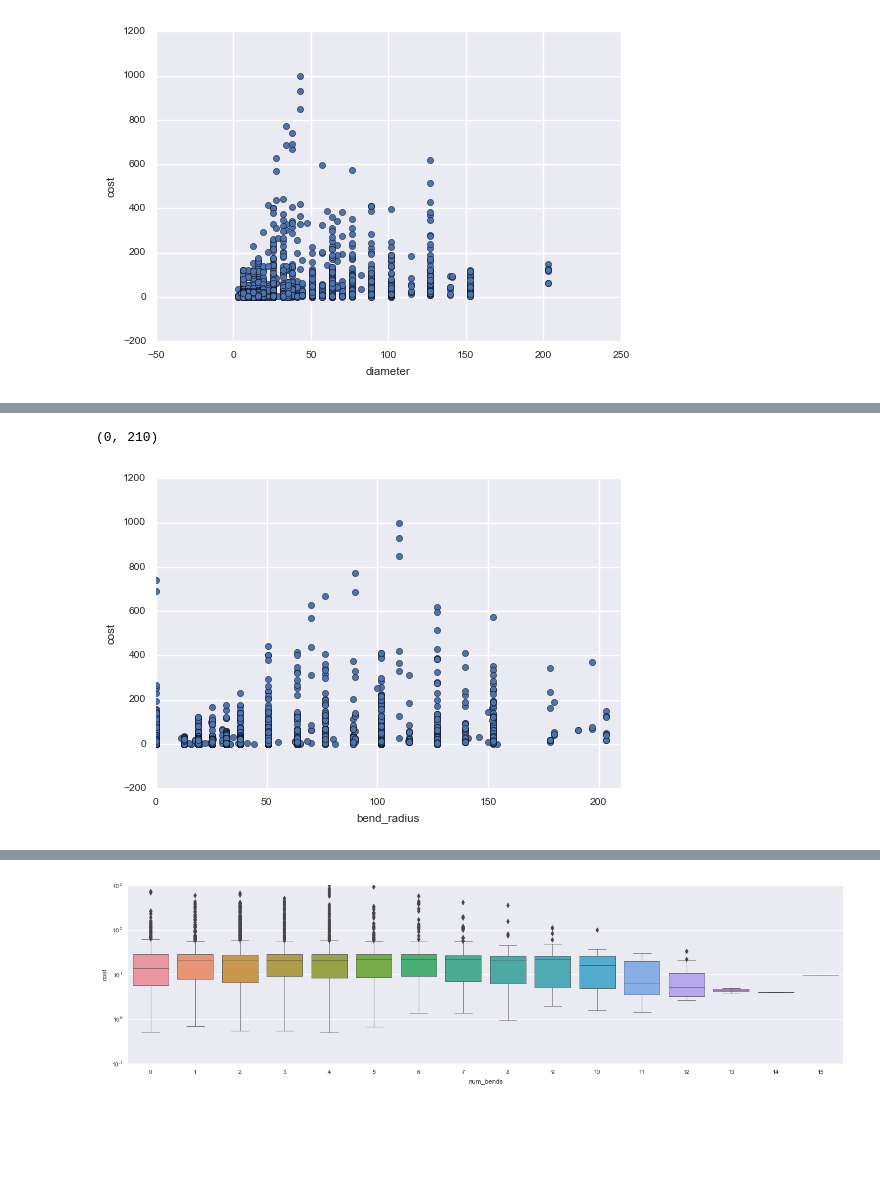
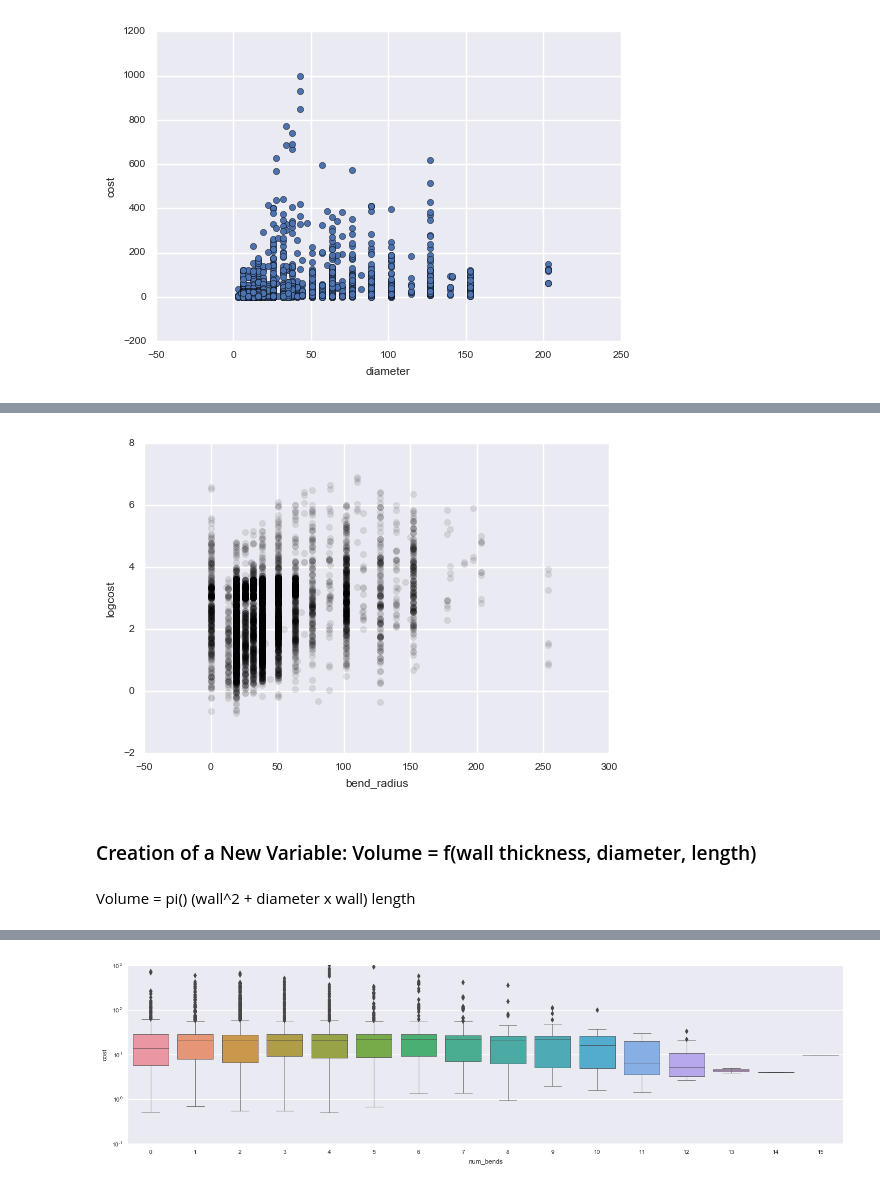
Before and after one commit to harinderbhasin/DataMining, a Jupyter notebook: Caterpillar_EDA.ipynb, the cells around one changed output, grey strips where cells are left out. Cells and saved outputs as stored; diff of their text form; code cells hidden in the pictures; blank space fills up the shorter version.

Commit message:
Cleansed Data Set
Outliers Eliminated
Log Transformations
Volume added

```diff
--- a/Caterpillar_EDA.ipynb
+++ b/Caterpillar_EDA.ipynb
@@ -125,0 +236,3 @@ df[df.quantity == 1].plot.scatter(x = 'length', y = 'cost')
+# %%
+df_new = df[df.bend_radius <= 360]
+print(df_new.info())
@@ -126,6 +257,8 @@ df[df.quantity == 1].plot.scatter(x = 'length', y = 'cost')
 # %%
-ax = df[df.quantity == 1].plot.scatter(x = 'bend_radius', y = 'cost')
-ax.set_xlim(0, 210)
+ax = df_new[df_new.quantity == 1].plot.scatter(x = 'bend_radius', y = 'logcost', c='k', alpha = 0.1)
 # %% [output]
-(0, 210)
-[figure, old version]
+[figure, new version]
+# %% [markdown]
+### Creation of a New Variable: Volume = f(wall thickness, diameter, length)
+# %% [markdown]
+Volume = pi() (wall^2 + diameter x wall) length
```
Also changed, not shown: parts of 40 cells of this notebook, 22 other files.
